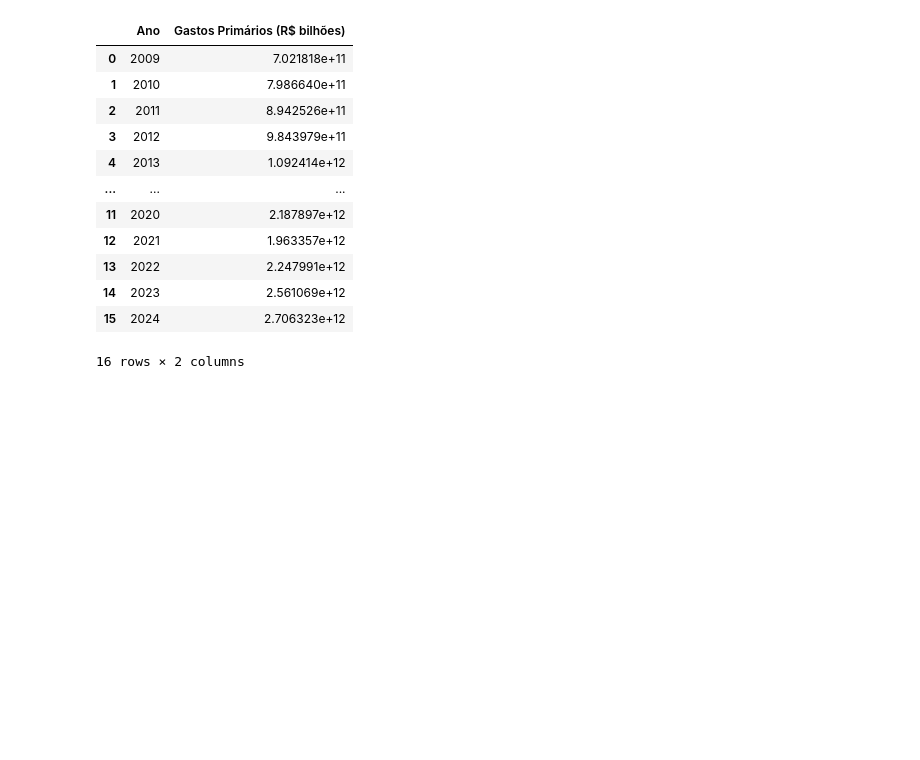
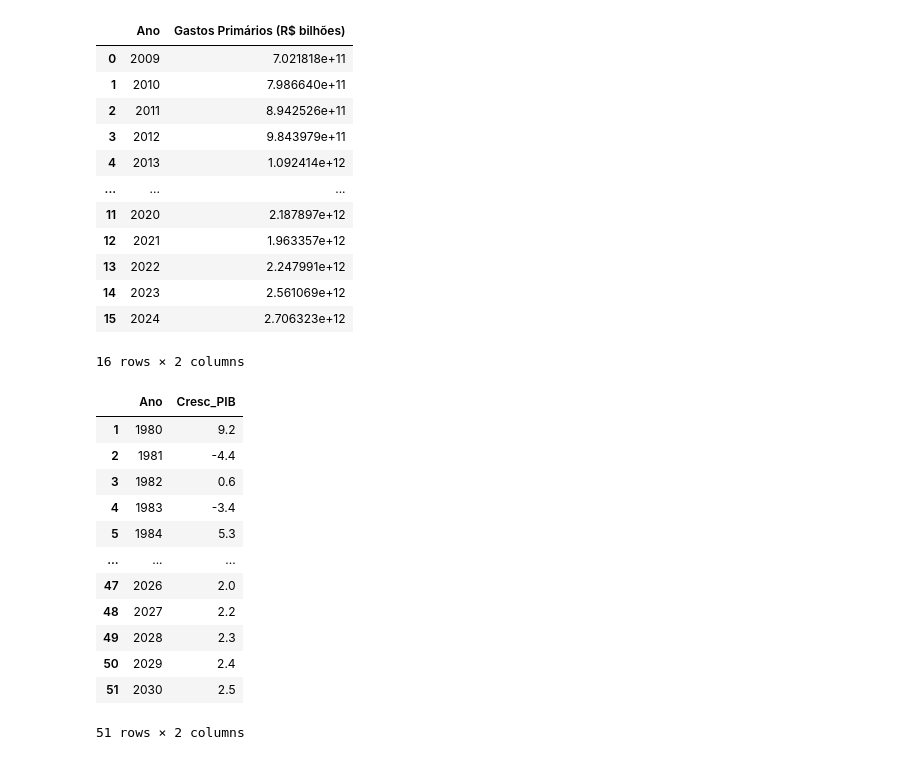
Before and after one commit to gabyxsantos/Economia, a Jupyter notebook: trabalho_pt2.ipynb, the cells around one changed output. Drawn from its saved outputs; the diff is of its cells as text; code cells hidden in the pictures; blank space fills up the shorter version.

Commit message:
Adicionando tabelas de crescimento percentual do PIB e inflação

```diff
--- a/trabalho_pt2.ipynb
+++ b/trabalho_pt2.ipynb
@@ -168,3 +168,32 @@ gastos_por_ano
 | 14 | 2023 | 2.561069e+12 |
 | 15 | 2024 | 2.706323e+12 |
 16 rows × 2 columns
+# %%
+PIB=pd.read_excel("https://github.com/gabyxsantos/Economia/raw/refs/heads/main/base_de_dados/PIB%20(1).xls")
+
+# Pega a transposta
+PIB=PIB.T
+colunas_para_remover=PIB.columns[[0,2,3]]
+# Remove colunas desnecessárias
+PIB=PIB.drop(colunas_para_remover,axis=1)
+PIB=PIB.reset_index()
+# Renomeia as colunas com o valor da primeira linha
+for i in range(0, PIB.shape[1]):
+    PIB.rename(columns={PIB.columns[i]: PIB.iloc[0, i]}, inplace=True)
+PIB = PIB.drop(0)
+PIB=PIB.rename(columns={'Real GDP growth (Annual percent change)':'Ano','Brazil':'Cresc_PIB'})
+PIB
+# %% [output]
+|  | Ano | Cresc_PIB |
+| 1 | 1980 | 9.2 |
+| 2 | 1981 | -4.4 |
+| 3 | 1982 | 0.6 |
+| 4 | 1983 | -3.4 |
+| 5 | 1984 | 5.3 |
+| ... | ... | ... |
+| 47 | 2026 | 2.0 |
+| 48 | 2027 | 2.2 |
+| 49 | 2028 | 2.3 |
+| 50 | 2029 | 2.4 |
+| 51 | 2030 | 2.5 |
+51 rows × 2 columns
```
Also changed, not shown: parts of 1 cell of this notebook.
